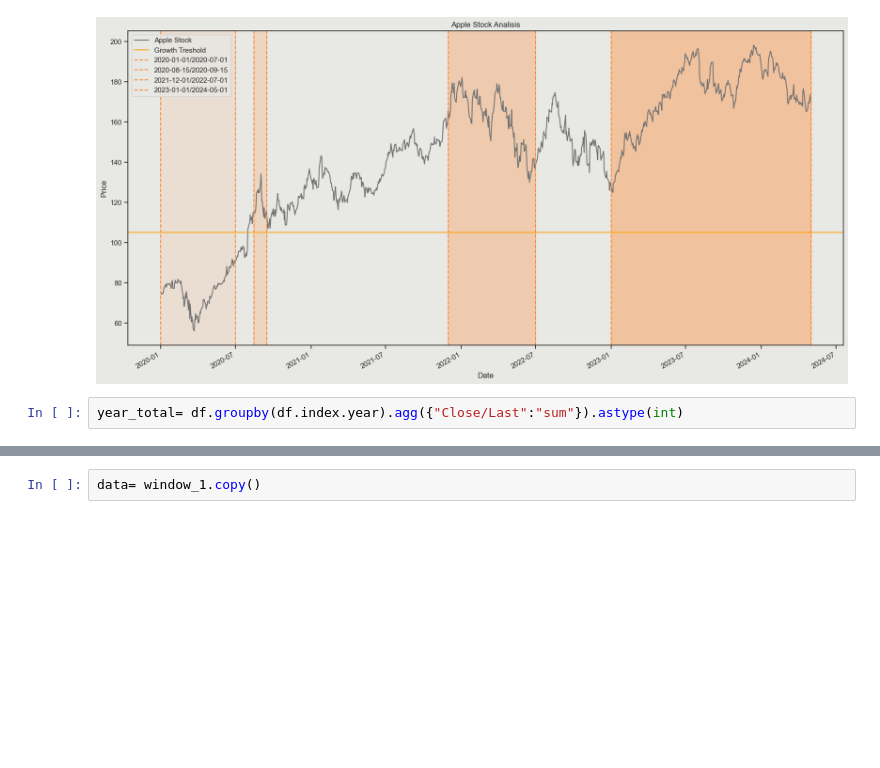
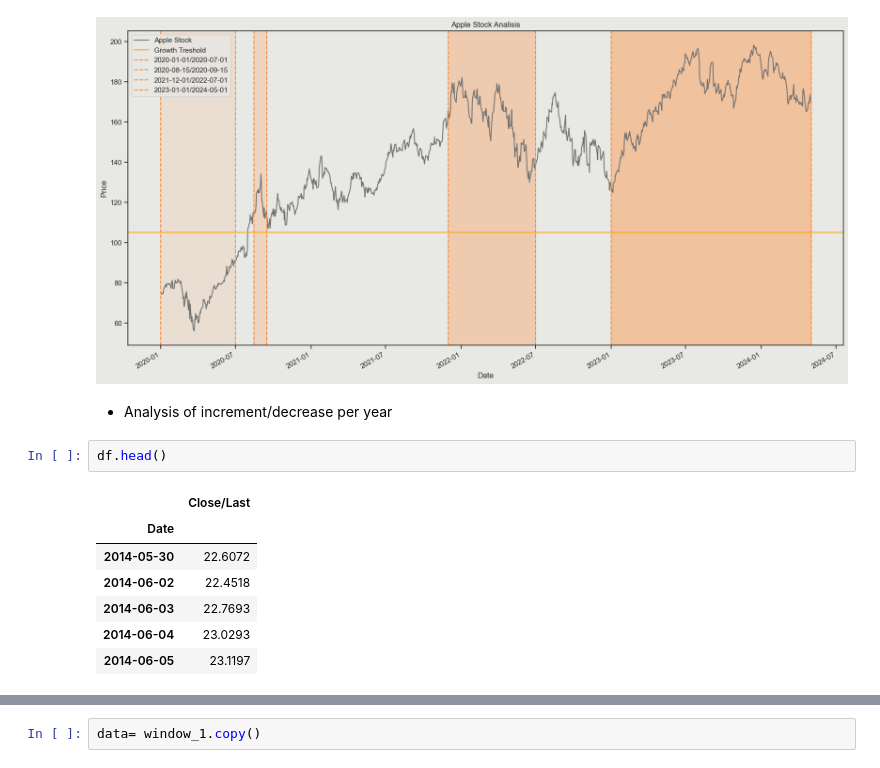
Before and after one commit to carlosgutierrezch/LSTM_Forecast, a Jupyter notebook: notebooks/EDA.ipynb, the cells around one changed output, grey strips where cells are left out. Drawn from its saved outputs; the diff is of its cells as text; blank space fills up the shorter version.

```diff
--- a/notebooks/EDA.ipynb
+++ b/notebooks/EDA.ipynb
@@ -174,5 +174,15 @@ plt.legend(facecolor="#E8E8E4")
 plt.show()
 # %% [output]
 [figure]
-# %%
-year_total= df.groupby(df.index.year).agg({"Close/Last":"sum"}).astype(int)
+# %% [markdown]
+- Analysis of increment/decrease per year
+# %%
+df.head()
+# %% [output]
+|  | Close/Last |
+| Date |  |
+| 2014-05-30 | 22.6072 |
+| 2014-06-02 | 22.4518 |
+| 2014-06-03 | 22.7693 |
+| 2014-06-04 | 23.0293 |
+| 2014-06-05 | 23.1197 |
```
Also changed, not shown: parts of 4 cells of this notebook.
